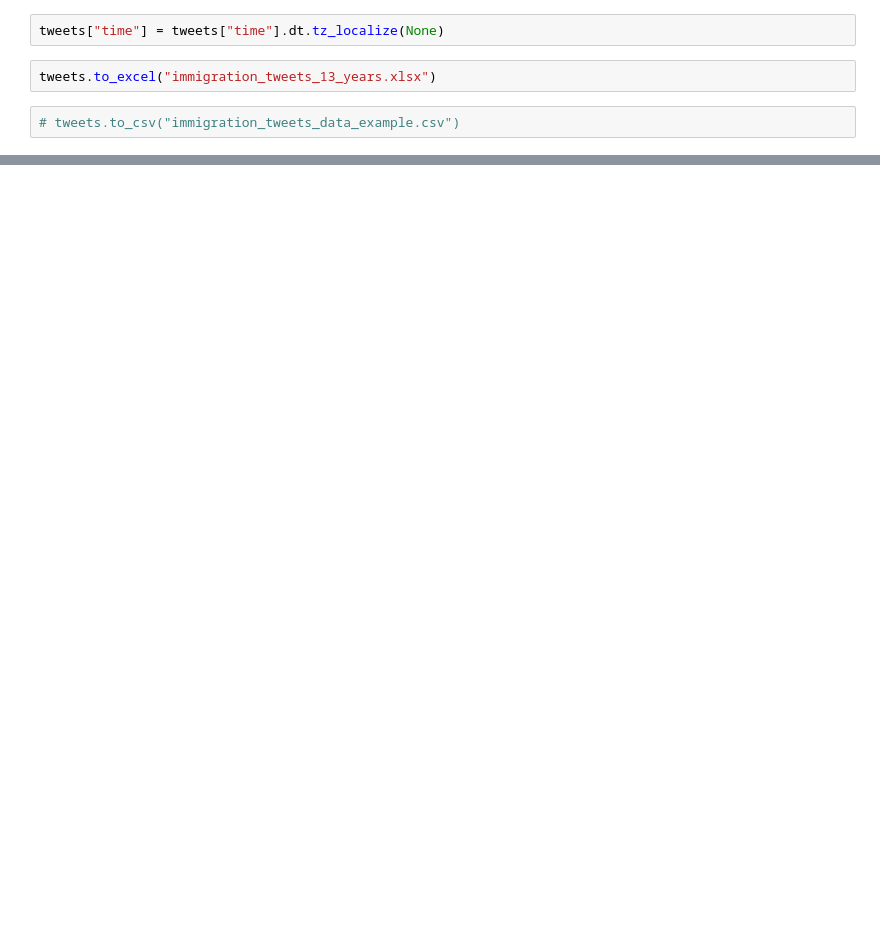
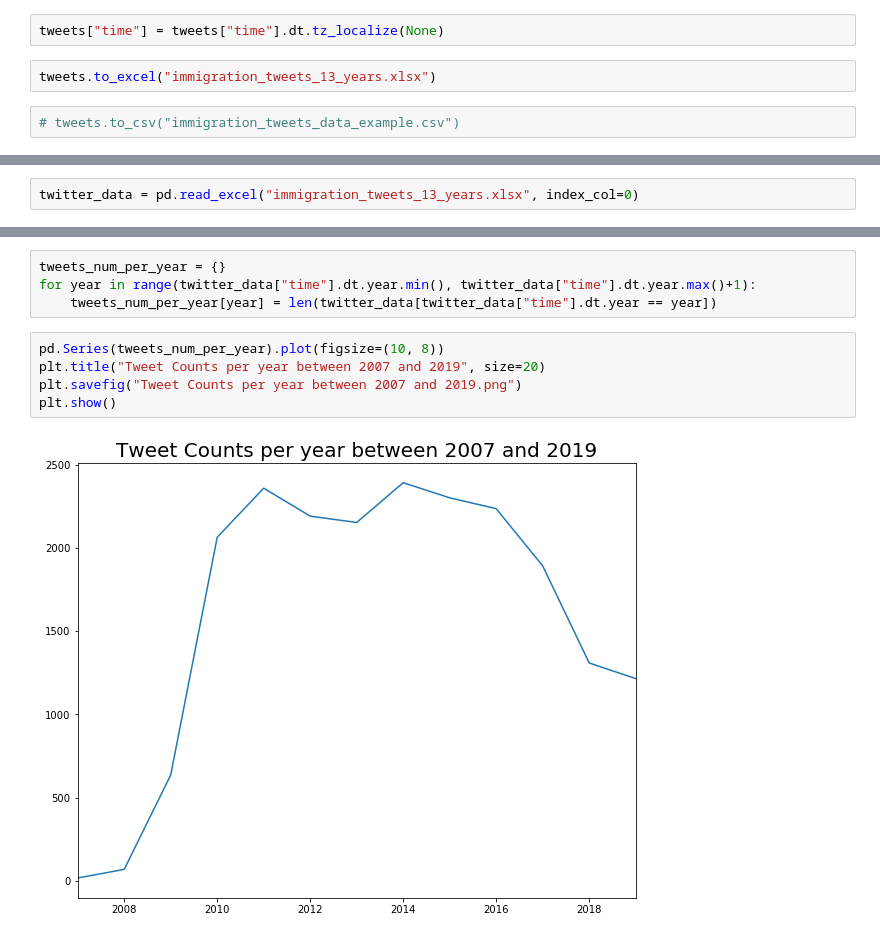
Before and after one commit to rachel-ker/refugeediscourse, a Jupyter notebook: Data_extraction.ipynb, the cells around one changed output, grey strips where cells are left out. Cells and saved outputs as stored; diff of their text form; blank space fills up the shorter version.

Commit message:
counting nnumber of tweets

```diff
--- a/Data_extraction.ipynb
+++ b/Data_extraction.ipynb
@@ -123,0 +152,2 @@ tweets.to_excel("immigration_tweets_13_years.xlsx")
+# %%
+twitter_data = pd.read_excel("immigration_tweets_13_years.xlsx", index_col=0)
@@ -123,0 +172,11 @@ tweets.to_excel("immigration_tweets_13_years.xlsx")
+# %%
+tweets_num_per_year = {}
+for year in range(twitter_data["time"].dt.year.min(), twitter_data["time"].dt.year.max()+1):
+    tweets_num_per_year[year] = len(twitter_data[twitter_data["time"].dt.year == year])
+# %%
+pd.Series(tweets_num_per_year).plot(figsize=(10, 8))
+plt.title("Tweet Counts per year between 2007 and 2019", size=20)
+plt.savefig("Tweet Counts per year between 2007 and 2019.png")
+plt.show()
+# %% [output]
+[figure, added]
```
Also changed, not shown: parts of 9 cells of this notebook.
